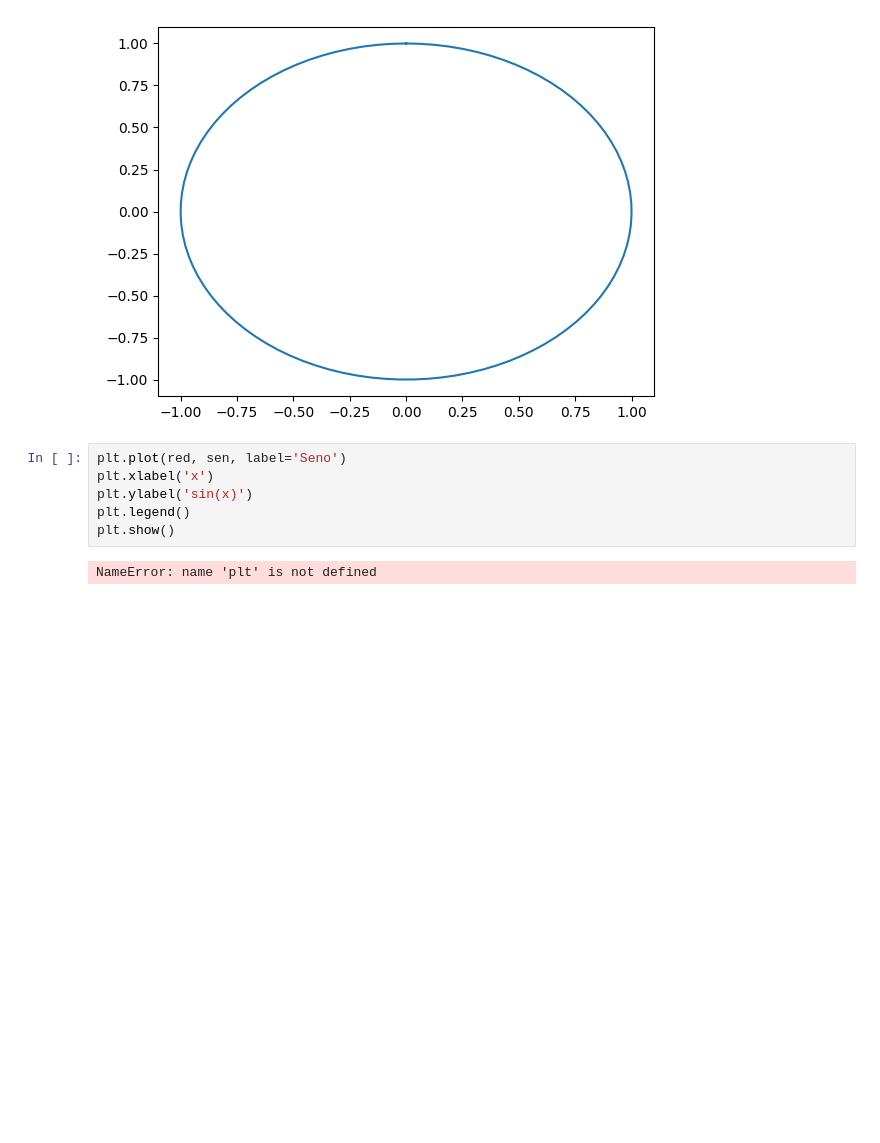
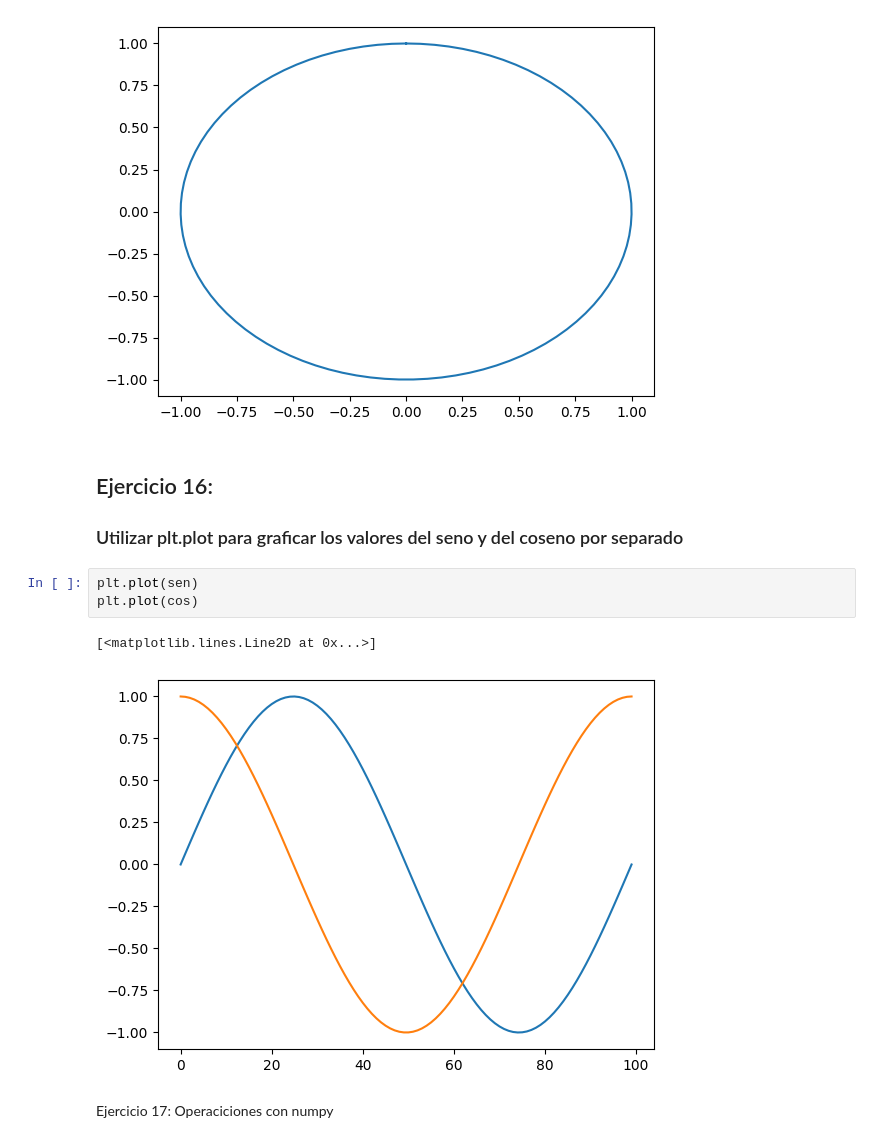
Before and after one commit to juan33344/MatrizVectores, a Jupyter notebook: Matrizesyvectores/ejercicioNumpy.ipynb, the cells around one changed output. Drawn from its saved outputs; the diff is of its cells as text; blank space fills up the shorter version.

```diff
--- a/Matrizesyvectores/ejercicioNumpy.ipynb
+++ b/Matrizesyvectores/ejercicioNumpy.ipynb
@@ -189,11 +191,15 @@ plt.plot(sen, cos)
 # %% [output]
 [<matplotlib.lines.Line2D at 0x...>]
 [figure]
-# %%
-plt.plot(red, sen, label='Seno')
-plt.xlabel('x')
-plt.ylabel('sin(x)')
-plt.legend()
-plt.show()
-# %% [output]
-NameError: name 'plt' is not defined
+# %% [markdown]
+## Ejercicio 16:
+### Utilizar plt.plot para graficar los valores del seno y del coseno por separado
+# %%
+plt.plot(sen)
+plt.plot(cos)
+# %% [output]
+[<matplotlib.lines.Line2D at 0x...>]
+[figure, added]
+# %% [markdown]
+Ejercicio 17:
+Operaciciones con numpy
```
Also changed, not shown: parts of 48 cells of this notebook.
